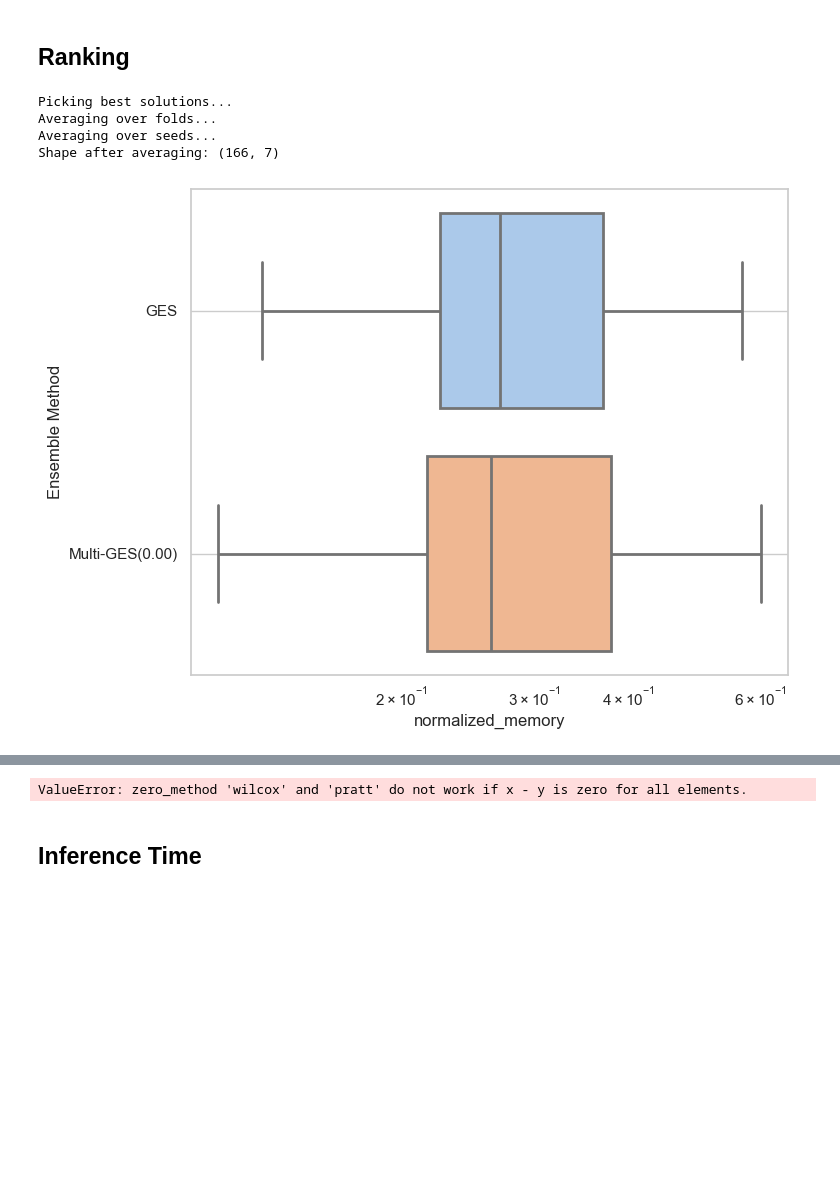
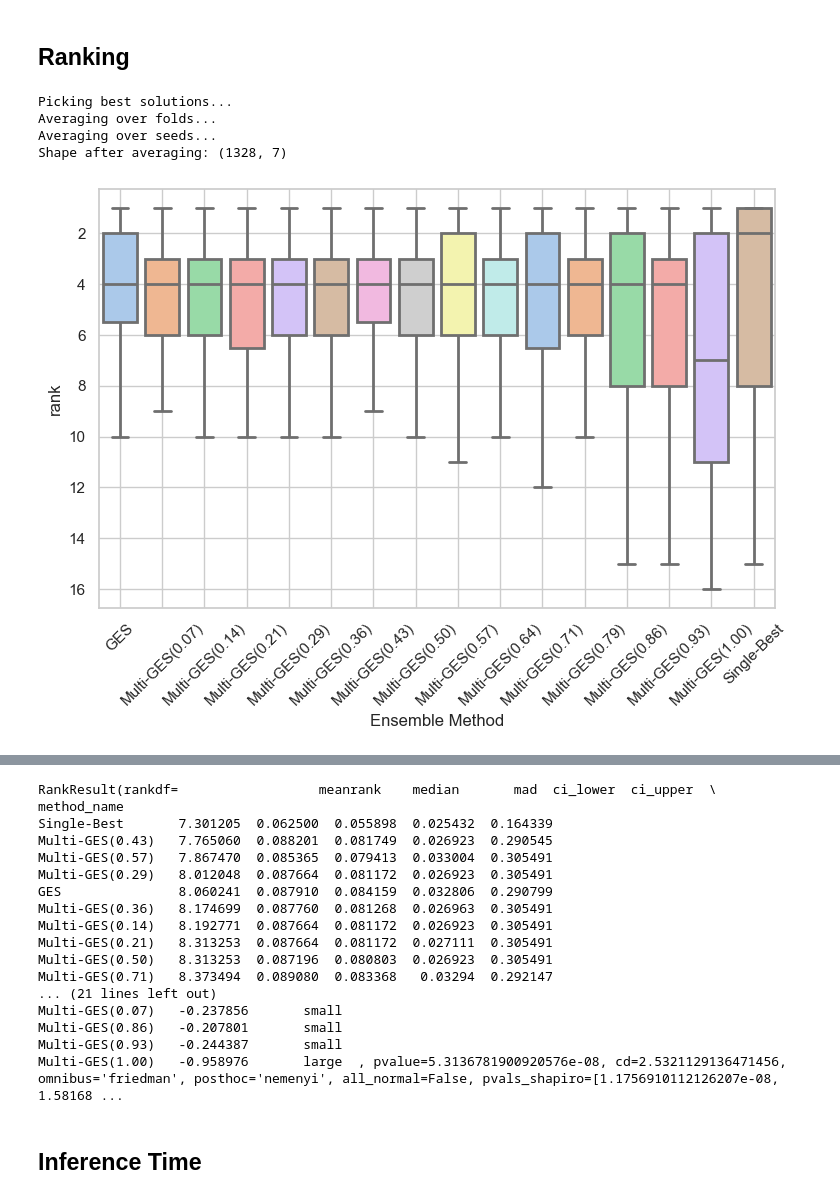
Before and after one commit to Atraxus/HA-ES, a Jupyter notebook: haes/plotting.ipynb, the cells around one changed output, grey strips where cells are left out. Cells and saved outputs as stored; diff of their text form; code cells hidden in the pictures; blank space fills up the shorter version.

Commit message:
Finalize plotting

```diff
--- a/haes/plotting.ipynb
+++ b/haes/plotting.ipynb
@@ -428,3 +266,36 @@ interactive_boxplot(df, column_options)
 # %% [output]
 VBox(children=(Dropdown(description='Y-axis column:', options=('models_used_length', 'roc_auc_test', 'negated_…
 [interactive output not drawn]
+# %%
+df['models_used_tuple'] = df['models_used'].apply(tuple)
+
+# Group the DataFrame by 'method_name' and compute total and unique counts
+result_df = df.groupby('method_name').agg(
+    total_solutions=('models_used', 'count'),
+    unique_solutions=('models_used_tuple', 'nunique')
+)
+
+# Calculate the percentage of unique solutions
+result_df['percentage_unique_solutions'] = (
+    result_df['unique_solutions'] / result_df['total_solutions'] * 100
+)
+
+# Optionally reset the index if you want 'method_name' as a column
+result_df = result_df.reset_index()
+
+# Plot the bar chart for total solutions
+plt.figure(figsize=(10, 6))
+ax = result_df.plot(kind='bar', x='method_name', y='total_solutions', color='lightblue', legend=False)
+
+# Plot the percentage of unique solutions as a line graph
+ax2 = ax.twinx()
+ax2.plot(result_df['method_name'], result_df['percentage_unique_solutions'], color='red', marker='o', label='Percentage Unique Solutions')
+ax2.set_ylabel('Percentage of Unique Solutions (%)')
+
+# Set titles and labels
+# ax.set_title("Total Solutions and Percentage of Unique Solutions per Method")
+ax.set_ylabel("Total Solutions")
+plt.xticks(rotation=90)
+plt.legend()
+
+plt.show()
@@ -768,40 +1231,32 @@ avg_over_seeds = (
 )
 
 # Plot boxplot for inference time and performance
 print(f"Shape after averaging: {avg_over_seeds.shape}")
-boxplot(
-    avg_over_seeds,
-    "normalized_memory",
-    log_x_scale=True,
-    orient="h",
-    rotation_x_ticks=0,
-    outliers=False
-)
 
 # Rank data within each task based on 'roc_auc_test' and add as a new column
 avg_over_seeds["rank"] = avg_over_seeds.groupby("task_id")["roc_auc_test"].rank(
     "dense", ascending=False
 )
 boxplot(avg_over_seeds, "rank", flip_y_axis=True)
 avg_over_seeds["negated_roc_auc_test"] = 1 - avg_over_seeds["roc_auc_test"]
 pivot_ranks = avg_over_seeds.pivot(
     index="task_id", columns="method_name", values="negated_roc_auc_test"
 )
 cd_evaluation(
     pivot_ranks,
     maximize_metric=False,
     plt_title="Rankings Critical Difference Plot",
     filename="../plots/CDPRankings.pdf",
 )
 cd_evaluation(
     pivot_ranks,
     maximize_metric=False,
     plt_title="Rankings Critical Difference Plot",
     filename="../plots/CDPRankings.png",
 )
 # %% [output]
 Picking best solutions...
 Averaging over folds...
 Averaging over seeds...
-Shape after averaging: (166, 7)
+Shape after averaging: (1328, 7)
-[figure, old version]
+[figure, new version]
@@ -809,4 +1263,20 @@ Shape after averaging: (166, 7)
-ValueError: zero_method 'wilcox' and 'pratt' do not work if x - y is zero for all elements.
+RankResult(rankdf=                  meanrank    median       mad  ci_lower  ci_upper  \
+method_name
+Single-Best       7.301205  0.062500  0.055898  0.025432  0.164339
+Multi-GES(0.43)   7.765060  0.088201  0.081749  0.026923  0.290545
+Multi-GES(0.57)   7.867470  0.085365  0.079413  0.033004  0.305491
+Multi-GES(0.29)   8.012048  0.087664  0.081172  0.026923  0.305491
+GES               8.060241  0.087910  0.084159  0.032806  0.290799
+Multi-GES(0.36)   8.174699  0.087760  0.081268  0.026963  0.305491
+Multi-GES(0.14)   8.192771  0.087664  0.081172  0.026923  0.305491
+Multi-GES(0.21)   8.313253  0.087664  0.081172  0.027111  0.305491
+Multi-GES(0.50)   8.313253  0.087196  0.080803  0.026923  0.305491
+Multi-GES(0.71)   8.373494  0.089080  0.083368   0.03294  0.292147
+... (21 lines left out)
+Multi-GES(0.07)   -0.237856       small
+Multi-GES(0.86)   -0.207801       small
+Multi-GES(0.93)   -0.244387       small
+Multi-GES(1.00)   -0.958976       large  , pvalue=5.3136781900920576e-08, cd=2.5321129136471456, omnibus='friedman', posthoc='nemenyi', all_normal=False, pvals_shapiro=[1.1756910112126207e-08, 1.58168 ...
 # %% [markdown]
 ## Inference Time
 # %%
```
Also changed, not shown: parts of 41 cells of this notebook, 3 other files.
